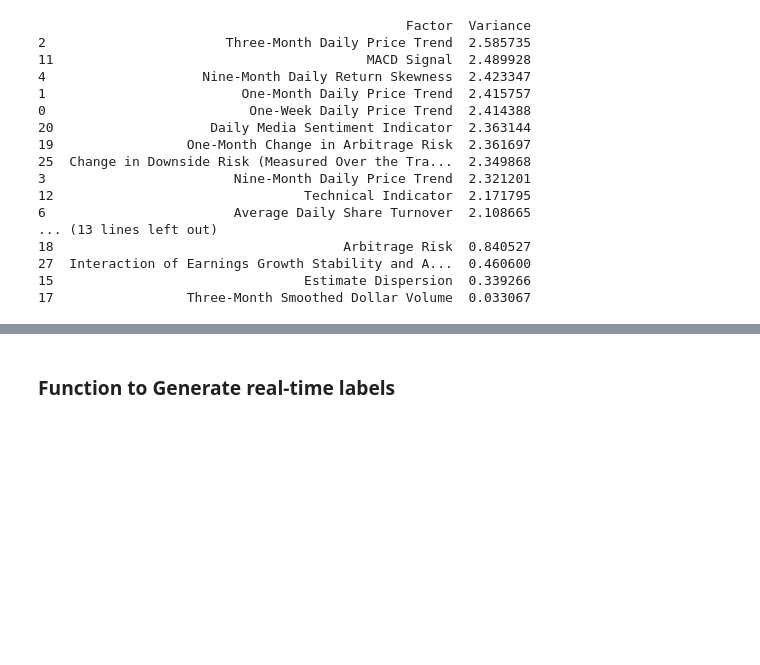
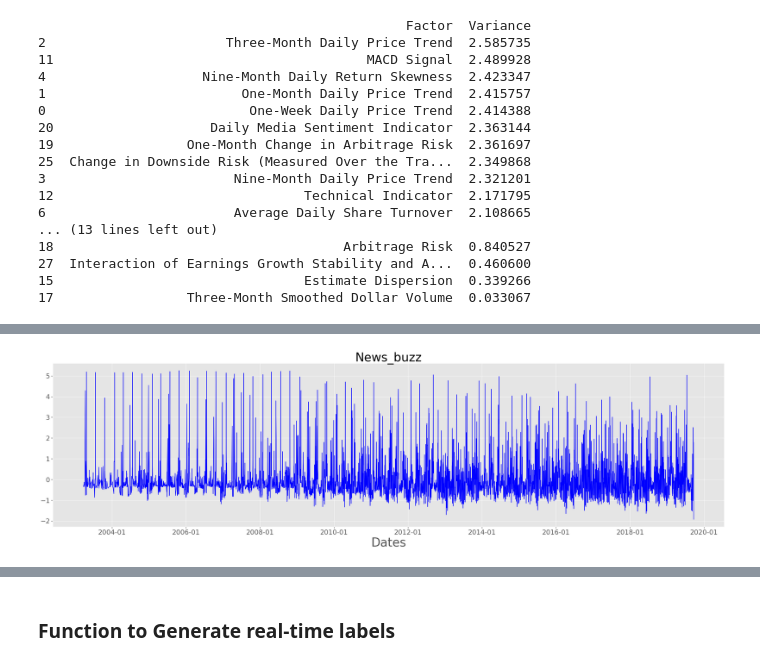
Before and after one commit to bondxue/FRE-7871-News-Analytics-and-Machine-Learning, a Jupyter notebook: News-Based-Trading-Strategy-Project/AMZN_NLPTest.ipynb, the cells around one changed output, grey strips where cells are left out. Cells and saved outputs as stored; diff of their text form; code cells hidden in the pictures; blank space fills up the shorter version.

```diff
--- a/News-Based-Trading-Strategy-Project/AMZN_NLPTest.ipynb
+++ b/News-Based-Trading-Strategy-Project/AMZN_NLPTest.ipynb
@@ -208,0 +254,4 @@ def plot_one_column(df, column_name):
+# %%
+plot_one_column(news_factor,'News_buzz')
+# %% [output]
+[figure, added]
```
Also changed, not shown: parts of 13 cells of this notebook.
